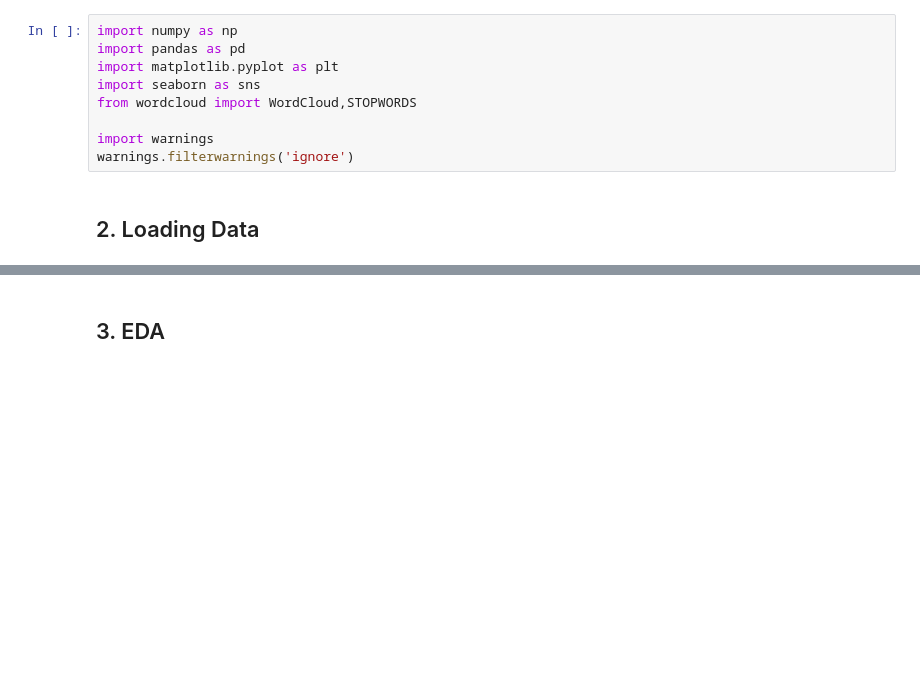
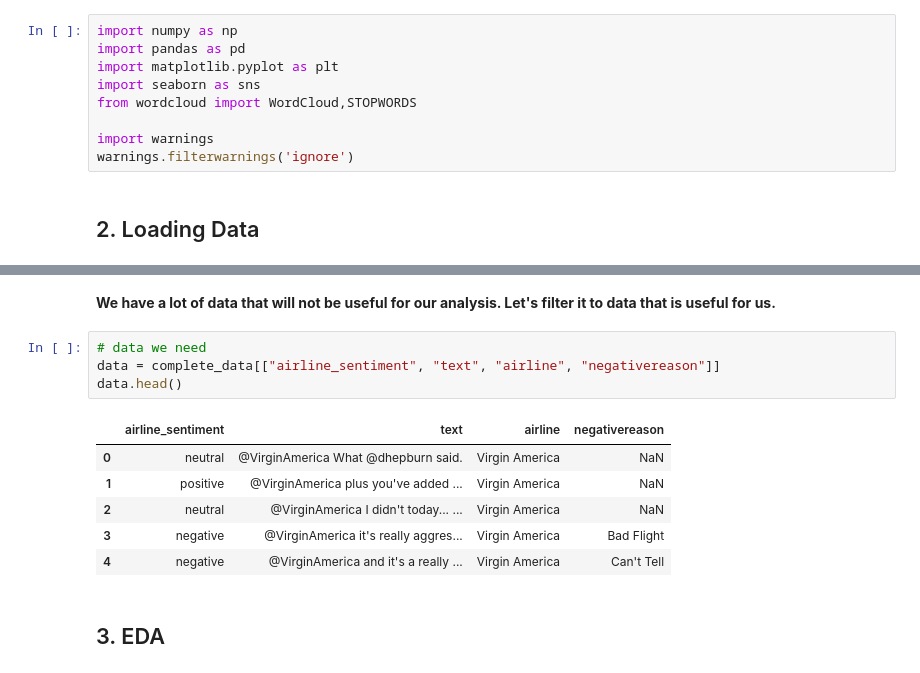
Before and after one commit to sheilambadi/nlp-airlines-sentiment-analysis, a Jupyter notebook: Sentiment_Analysis.ipynb, the cells around one changed output, grey strips where cells are left out. Saved outputs shown, nothing was run; the diff lists cells and outputs as text; blank space fills up the shorter version.

```diff
--- a/Sentiment_Analysis.ipynb
+++ b/Sentiment_Analysis.ipynb
@@ -56,2 +76,15 @@ data.head()
+# %% [markdown]
+**We have a lot of data that will not be useful for our analysis. Let's filter it to data that is useful for us.**
+# %%
+# data we need
+data = complete_data[["airline_sentiment", "text", "airline", "negativereason"]]
+data.head()
+# %% [output]
+|  | airline_sentiment | text | airline | negativereason |
+| 0 | neutral | @VirginAmerica What @dhepburn said. | Virgin America | NaN |
+| 1 | positive | @VirginAmerica plus you've added ... | Virgin America | NaN |
+| 2 | neutral | @VirginAmerica I didn't today... ... | Virgin America | NaN |
+| 3 | negative | @VirginAmerica it's really aggres... | Virgin America | Bad Flight |
+| 4 | negative | @VirginAmerica and it's a really ... | Virgin America | Can't Tell |
 # %% [markdown]
 ## 3. EDA
```
Also changed, not shown: parts of 11 cells of this notebook.
